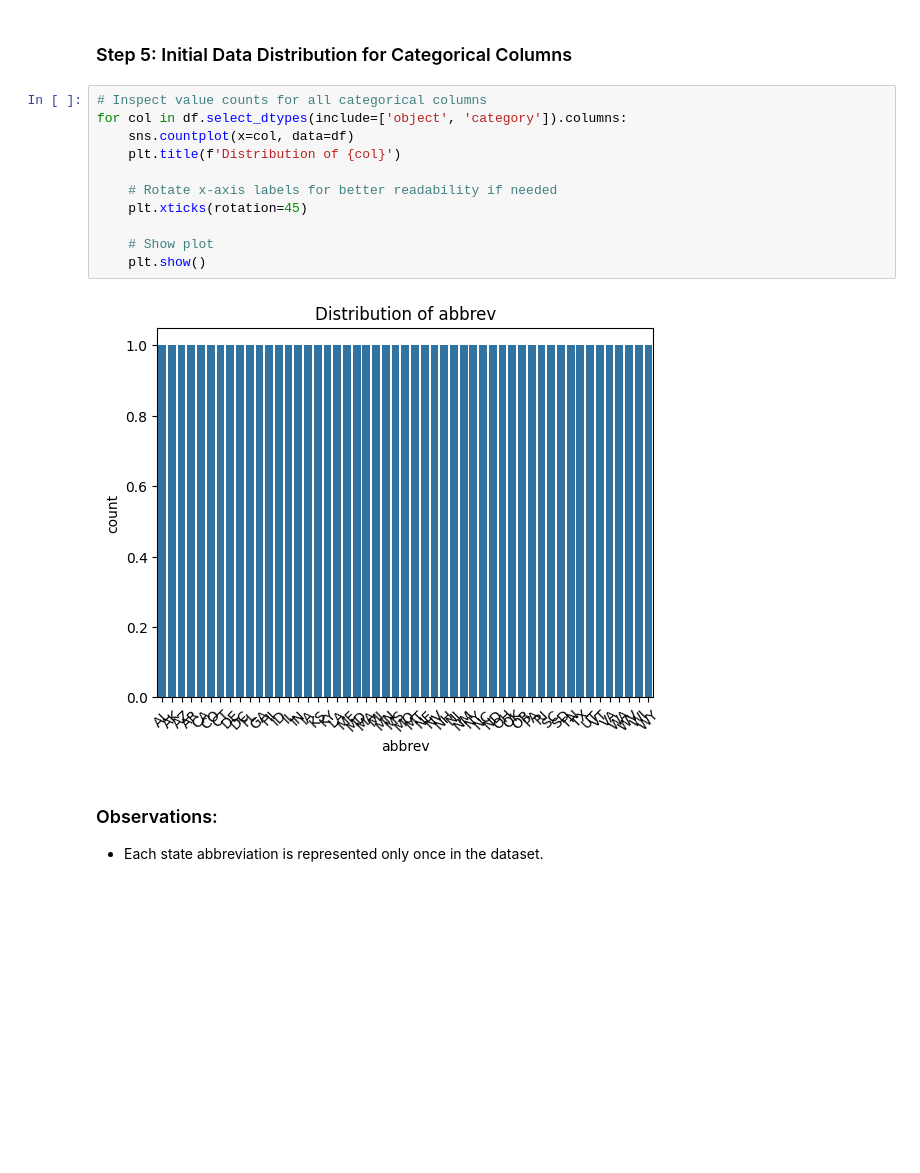
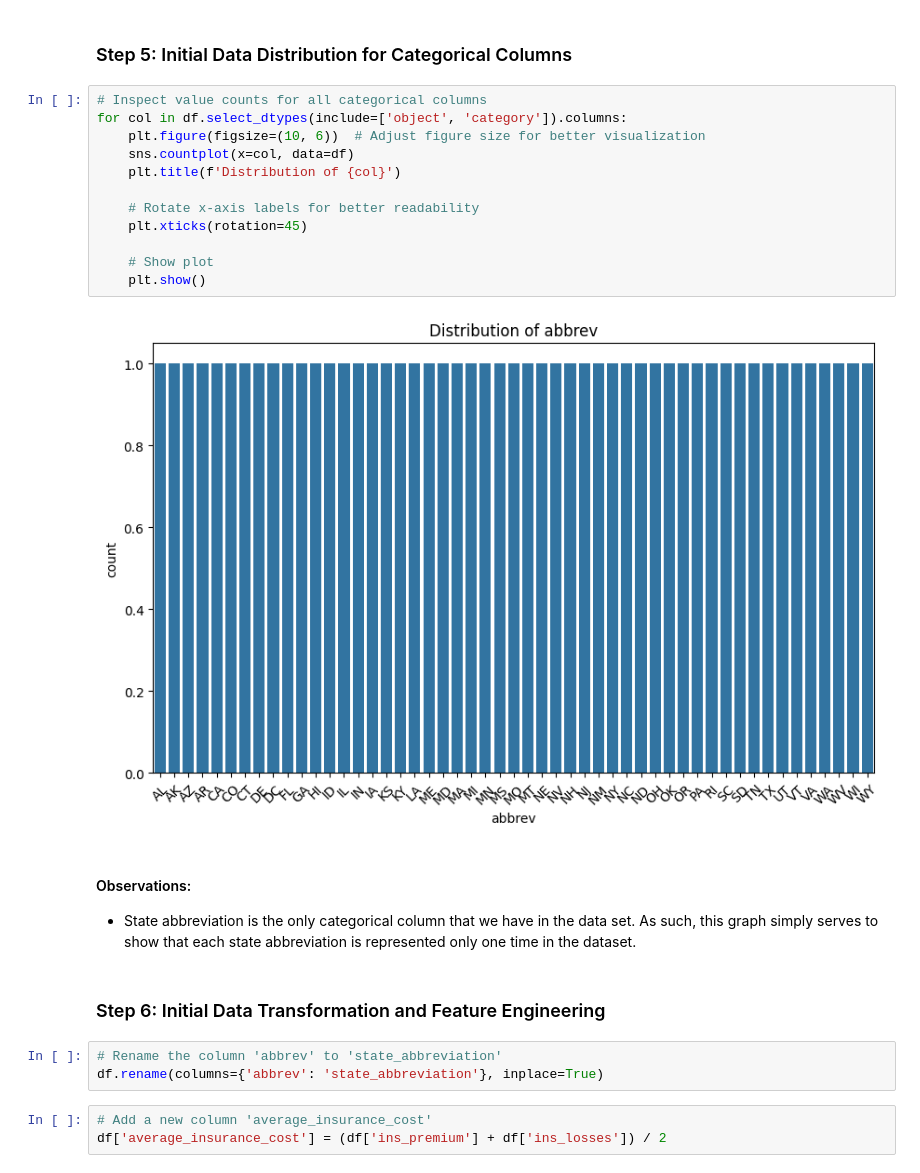
Before and after one commit to dgraves4/datafun-06-eda, a Jupyter notebook: dgraves_eda.ipynb, the cells around one changed output. Drawn from its saved outputs; the diff is of its cells as text; blank space fills up the shorter version.

```diff
--- a/dgraves_eda.ipynb
+++ b/dgraves_eda.ipynb
@@ -111,16 +111,25 @@ plt.show()
 # %%
 # Inspect value counts for all categorical columns
 for col in df.select_dtypes(include=['object', 'category']).columns:
+    plt.figure(figsize=(10, 6))  # Adjust figure size for better visualization
     sns.countplot(x=col, data=df)
     plt.title(f'Distribution of {col}')
 
-    # Rotate x-axis labels for better readability if needed
+    # Rotate x-axis labels for better readability
     plt.xticks(rotation=45)
 
     # Show plot
     plt.show()
 # %% [output]
-[figure, old version]
+[figure, new version]
-# %% [markdown]
-### Observations:
-- Each state abbreviation is represented only once in the dataset.
+# %% [markdown]
+#### Observations:
+- State abbreviation is the only categorical column that we have in the data set.  As such, this graph simply serves to show that each state abbreviation is represented only one time in the dataset.
+# %% [markdown]
+### Step 6: Initial Data Transformation and Feature Engineering
+# %%
+# Rename the column 'abbrev' to 'state_abbreviation'
+df.rename(columns={'abbrev': 'state_abbreviation'}, inplace=True)
+# %%
+# Add a new column 'average_insurance_cost'
+df['average_insurance_cost'] = (df['ins_premium'] + df['ins_losses']) / 2
```
Also changed, not shown: parts of 13 cells of this notebook.
